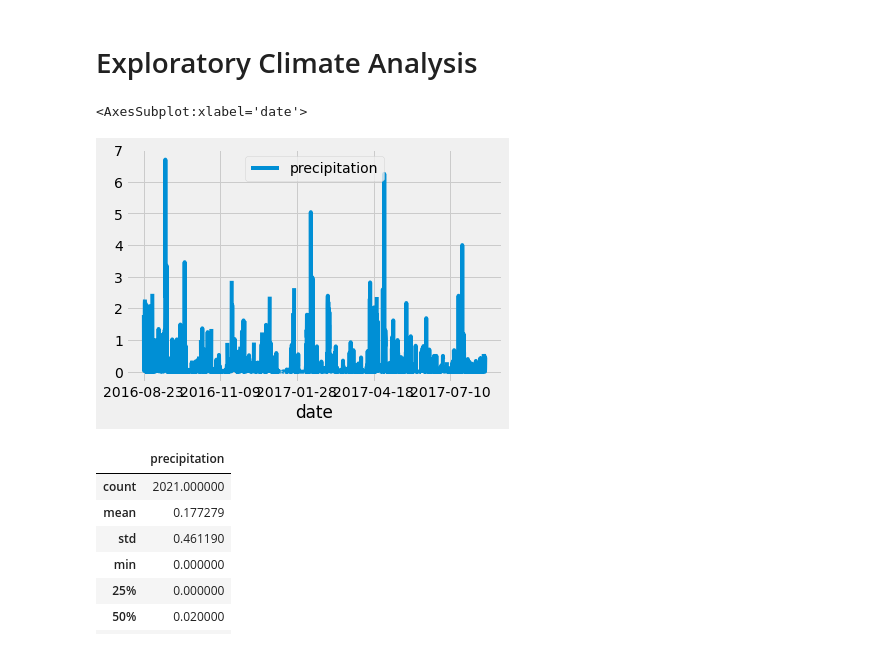
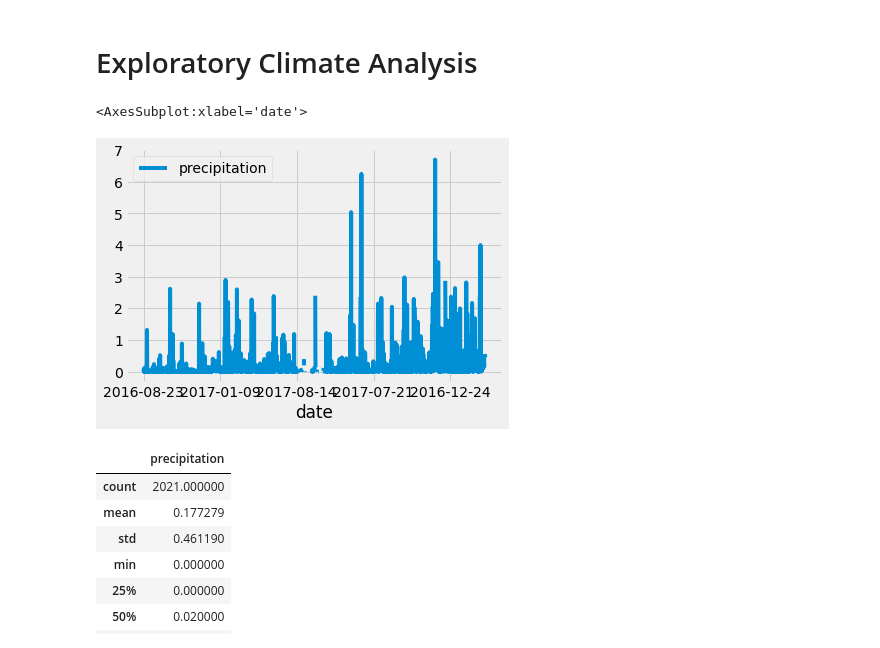
Before and after one commit to shantaljambotkar/09-Surfs_Up, a Jupyter notebook: climate_analysis.ipynb, the cells around one changed output. Cells and saved outputs as stored; diff of their text form; code cells hidden in the pictures.

```diff
--- a/climate_analysis.ipynb
+++ b/climate_analysis.ipynb
@@ -61,29 +57,29 @@ session = Session(engine)
 # %%
 # Design a query to retrieve the last 12 months of precipitation data and plot the results.
 #Starting from the last data point in the database.
 
 prev_year = dt. date(2017,8,23)
 
 # Calculate the date one year from the last date in data set.
 prev_year = dt. date(2017,8,23) - dt.timedelta(days = 365)
 
 # Perform a query to retrieve the data and precipitation scores
 results = []
 results = session.query(Measurement.date, Measurement.prcp).filter(Measurement.date >= prev_year).all()
 
 # Save the query results as a Pandas DataFrame and set the index to the date column
 df = pd.DataFrame(results, columns=['date','precipitation'])
 df.set_index(df['date'], inplace= True) # doesnt create a new DF but sets the index as date in the existing df
 #print(df.to_string(index = False)) # not print 2 date columns (one as index one as the column)
 
-# # Sort the dataframe by date
-df =  df.sort_index(axis = 0)
-#print(df.to_string(index = False))
-# Use Pandas Plotting with Matplotlib to plot the data
+# # # Sort the dataframe by date
+# df =  df.sort_index(axis = 0)
+# #print(df.to_string(index = False))
+# # Use Pandas Plotting with Matplotlib to plot the data
 df.plot()
 # %% [output]
 <AxesSubplot:xlabel='date'>
-[figure, old version]
+[figure, new version]
 # %%
 # Use Pandas to calcualte the summary statistics for the precipitation data
 df.describe()
```
Also changed, not shown: parts of 3 cells of this notebook, 7 other files.
